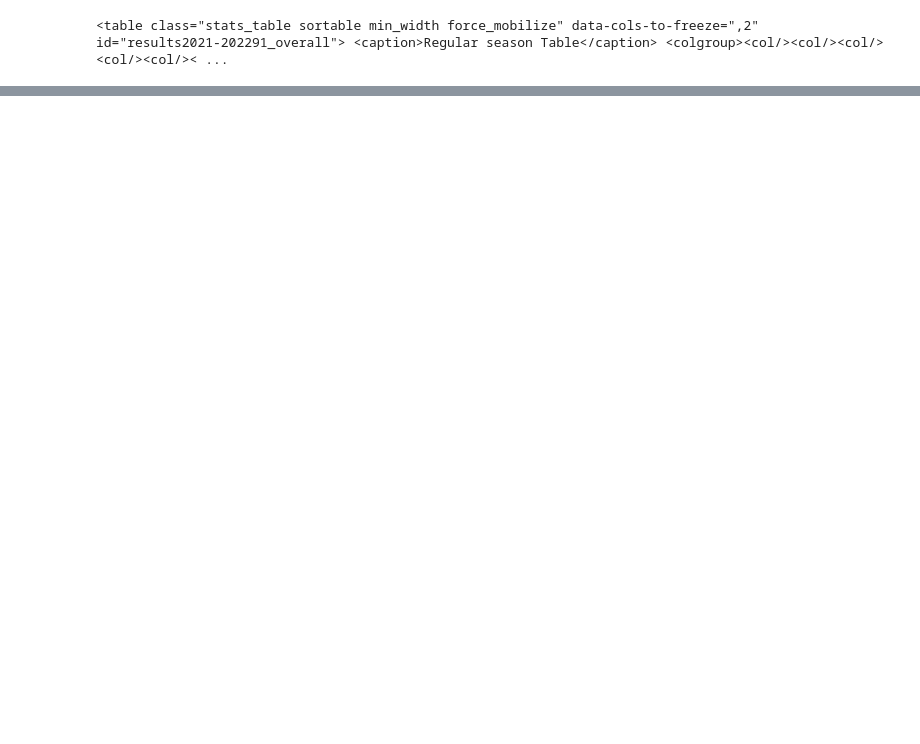
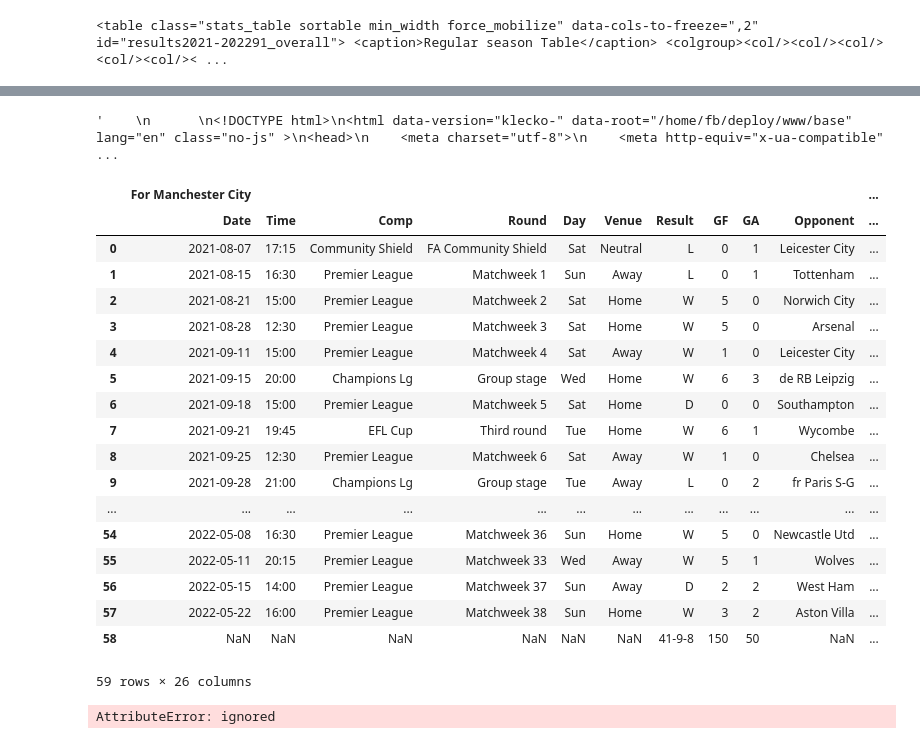
Before and after one commit to whales2000/chat-app, a Jupyter notebook: Premier.ipynb, the cells around one changed output, grey strips where cells are left out. Cells and saved outputs as stored; diff of their text form; code cells hidden in the pictures; blank space fills up the shorter version.

```diff
--- a/Premier.ipynb
+++ b/Premier.ipynb
@@ -43,0 +130,34 @@ team_urls
+# %%
+data = requests.get(f'http://fbref.com{links[0]}')
+# %%
+data.text
+# %% [output]
+'    \n      \n<!DOCTYPE html>\n<html data-version="klecko-" data-root="/home/fb/deploy/www/base" lang="en" class="no-js" >\n<head>\n    <meta charset="utf-8">\n    <meta http-equiv="x-ua-compatible"  ...
+# %%
+shooting_stats = pd.read_html(data.text, match = 'Shooting')[0]
+# %%
+shooting_stats
+# %% [output]
+|  | For Manchester City |  |  |  |  |  |  |  |  |  | ... |
+|  | Date | Time | Comp | Round | Day | Venue | Result | GF | GA | Opponent | ... |
+| 0 | 2021-08-07 | 17:15 | Community Shield | FA Community Shield | Sat | Neutral | L | 0 | 1 | Leicester City | ... |
+| 1 | 2021-08-15 | 16:30 | Premier League | Matchweek 1 | Sun | Away | L | 0 | 1 | Tottenham | ... |
+| 2 | 2021-08-21 | 15:00 | Premier League | Matchweek 2 | Sat | Home | W | 5 | 0 | Norwich City | ... |
+| 3 | 2021-08-28 | 12:30 | Premier League | Matchweek 3 | Sat | Home | W | 5 | 0 | Arsenal | ... |
+| 4 | 2021-09-11 | 15:00 | Premier League | Matchweek 4 | Sat | Away | W | 1 | 0 | Leicester City | ... |
+| 5 | 2021-09-15 | 20:00 | Champions Lg | Group stage | Wed | Home | W | 6 | 3 | de RB Leipzig | ... |
+| 6 | 2021-09-18 | 15:00 | Premier League | Matchweek 5 | Sat | Home | D | 0 | 0 | Southampton | ... |
+| 7 | 2021-09-21 | 19:45 | EFL Cup | Third round | Tue | Home | W | 6 | 1 | Wycombe | ... |
+| 8 | 2021-09-25 | 12:30 | Premier League | Matchweek 6 | Sat | Away | W | 1 | 0 | Chelsea | ... |
+| 9 | 2021-09-28 | 21:00 | Champions Lg | Group stage | Tue | Away | L | 0 | 2 | fr Paris S-G | ... |
+| ... | ... | ... | ... | ... | ... | ... | ... | ... | ... | ... | ... |
+| 54 | 2022-05-08 | 16:30 | Premier League | Matchweek 36 | Sun | Home | W | 5 | 0 | Newcastle Utd | ... |
+| 55 | 2022-05-11 | 20:15 | Premier League | Matchweek 33 | Wed | Away | W | 5 | 1 | Wolves | ... |
+| 56 | 2022-05-15 | 14:00 | Premier League | Matchweek 37 | Sun | Away | D | 2 | 2 | West Ham | ... |
+| 57 | 2022-05-22 | 16:00 | Premier League | Matchweek 38 | Sun | Home | W | 3 | 2 | Aston Villa | ... |
+| 58 | NaN | NaN | NaN | NaN | NaN | NaN | 41-9-8 | 150 | 50 | NaN | ... |
+59 rows × 26 columns
+# %%
+shooting_stats.columns = shooting_stats.columns.droplevel()
+# %% [output]
+AttributeError: ignored
```
Also changed, not shown: parts of 16 cells of this notebook.
